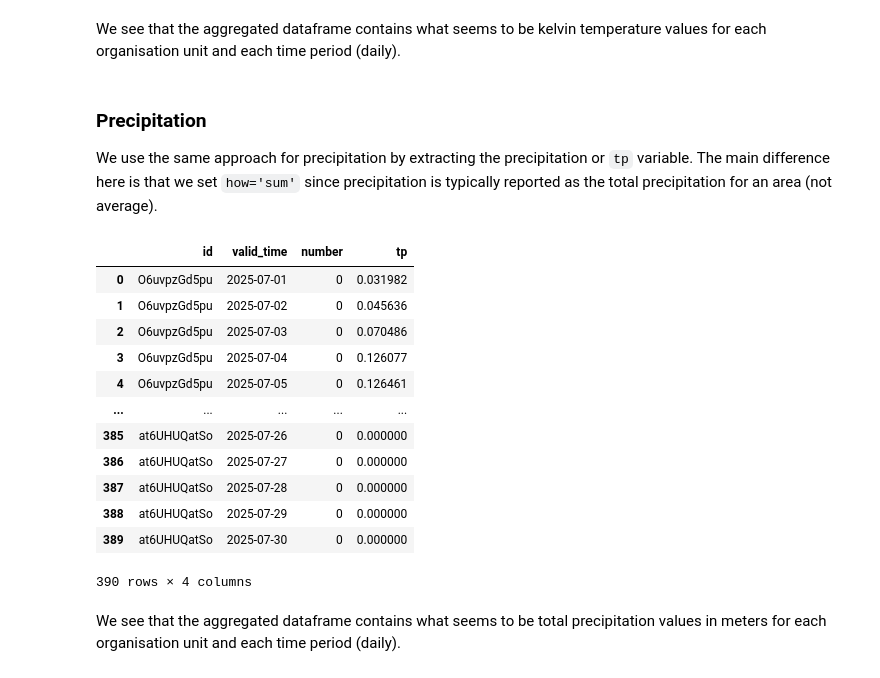
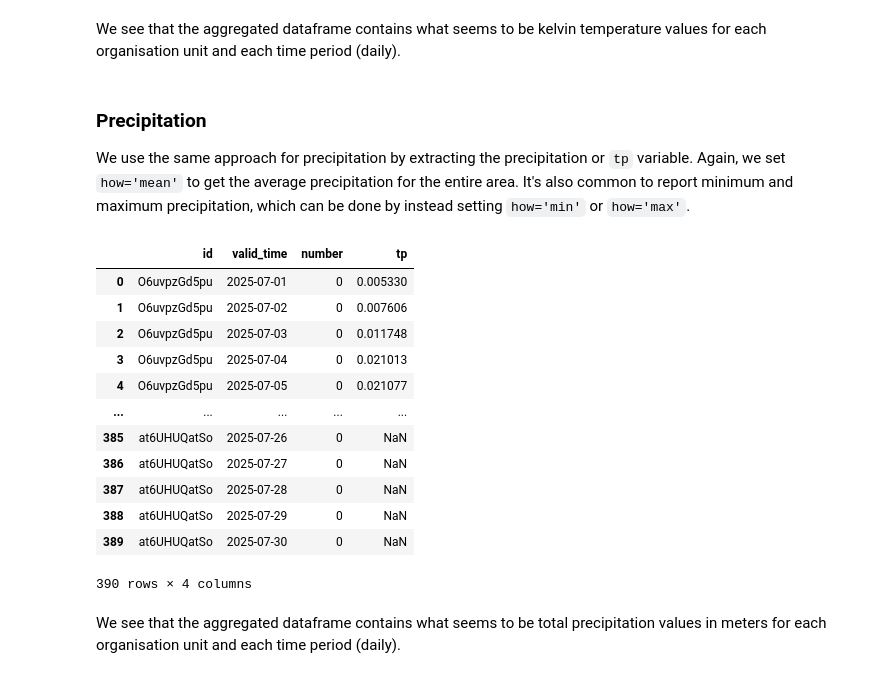
Before and after one commit to dhis2/climate-tools, a Jupyter notebook: docs/aggregation/org-unit-aggregation.ipynb, the cells around one changed output. Saved outputs shown, nothing was run; the diff lists cells and outputs as text; code cells hidden in the pictures.

Commit message:
fix: incorrect spatial aggregation for precipitation as sum (should be mean)

```diff
--- a/docs/aggregation/org-unit-aggregation.ipynb
+++ b/docs/aggregation/org-unit-aggregation.ipynb
@@ -165,25 +165,25 @@ We see that the aggregated dataframe contains what seems to be kelvin temperatur
 # %% [markdown]
 ### Precipitation
 
-We use the same approach for precipitation by extracting the precipitation or `tp` variable. The main difference here is that we set `how='sum'` since precipitation is typically reported as the total precipitation for an area (not average).
+We use the same approach for precipitation by extracting the precipitation or `tp` variable. Again, we set `how='mean'` to get the average precipitation for the entire area. It's also common to report minimum and maximum precipitation, which can be done by instead setting `how='min'` or `how='max'`.
 # %%
 precip = data_array['tp']
-agg_precip = transforms.spatial.reduce(precip, org_units, mask_dim='id', how='sum')
+agg_precip = transforms.spatial.reduce(precip, org_units, mask_dim='id', how='mean')
 agg_precip_df = agg_precip.to_dataframe().reset_index()
 agg_precip_df
 # %% [output]
 |  | id | valid_time | number | tp |
-| 0 | O6uvpzGd5pu | 2025-07-01 | 0 | 0.031982 |
-| 1 | O6uvpzGd5pu | 2025-07-02 | 0 | 0.045636 |
-| 2 | O6uvpzGd5pu | 2025-07-03 | 0 | 0.070486 |
-| 3 | O6uvpzGd5pu | 2025-07-04 | 0 | 0.126077 |
-| 4 | O6uvpzGd5pu | 2025-07-05 | 0 | 0.126461 |
+| 0 | O6uvpzGd5pu | 2025-07-01 | 0 | 0.005330 |
+| 1 | O6uvpzGd5pu | 2025-07-02 | 0 | 0.007606 |
+| 2 | O6uvpzGd5pu | 2025-07-03 | 0 | 0.011748 |
+| 3 | O6uvpzGd5pu | 2025-07-04 | 0 | 0.021013 |
+| 4 | O6uvpzGd5pu | 2025-07-05 | 0 | 0.021077 |
 | ... | ... | ... | ... | ... |
-| 385 | at6UHUQatSo | 2025-07-26 | 0 | 0.000000 |
-| 386 | at6UHUQatSo | 2025-07-27 | 0 | 0.000000 |
-| 387 | at6UHUQatSo | 2025-07-28 | 0 | 0.000000 |
-| 388 | at6UHUQatSo | 2025-07-29 | 0 | 0.000000 |
-| 389 | at6UHUQatSo | 2025-07-30 | 0 | 0.000000 |
+| 385 | at6UHUQatSo | 2025-07-26 | 0 | NaN |
+| 386 | at6UHUQatSo | 2025-07-27 | 0 | NaN |
+| 387 | at6UHUQatSo | 2025-07-28 | 0 | NaN |
+| 388 | at6UHUQatSo | 2025-07-29 | 0 | NaN |
+| 389 | at6UHUQatSo | 2025-07-30 | 0 | NaN |
 390 rows × 4 columns
 # %% [markdown]
 We see that the aggregated dataframe contains what seems to be total precipitation values in meters for each organisation unit and each time period (daily).
```
Also changed, not shown: parts of 2 cells of this notebook.
